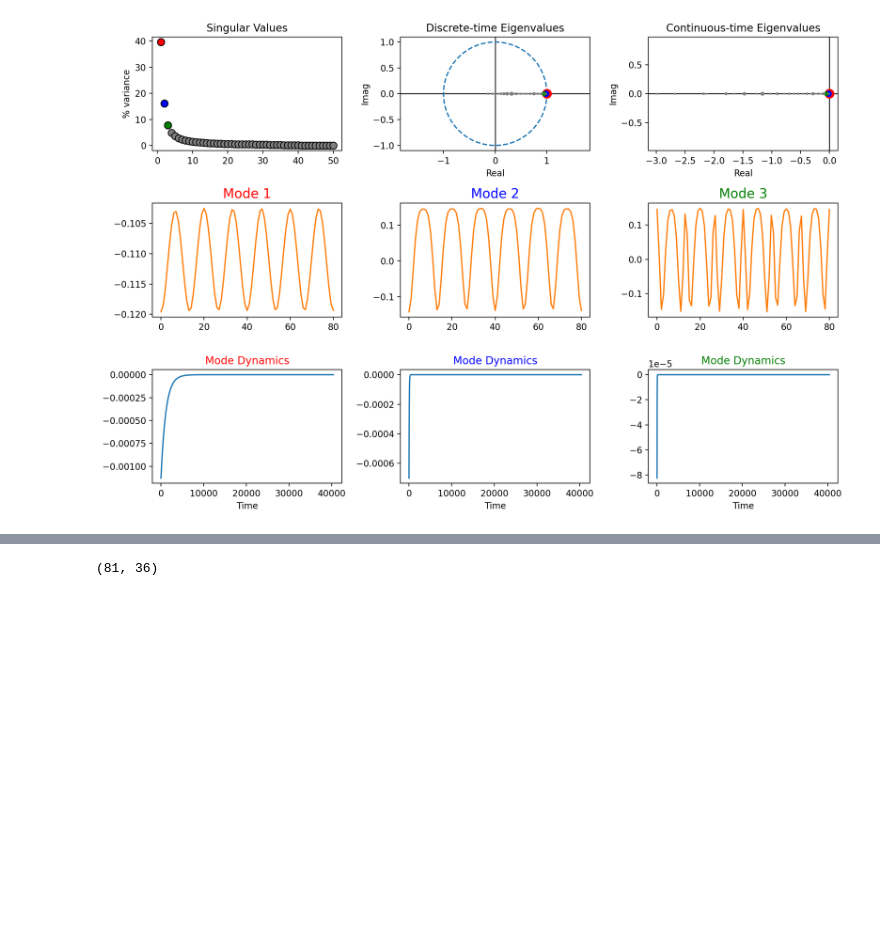
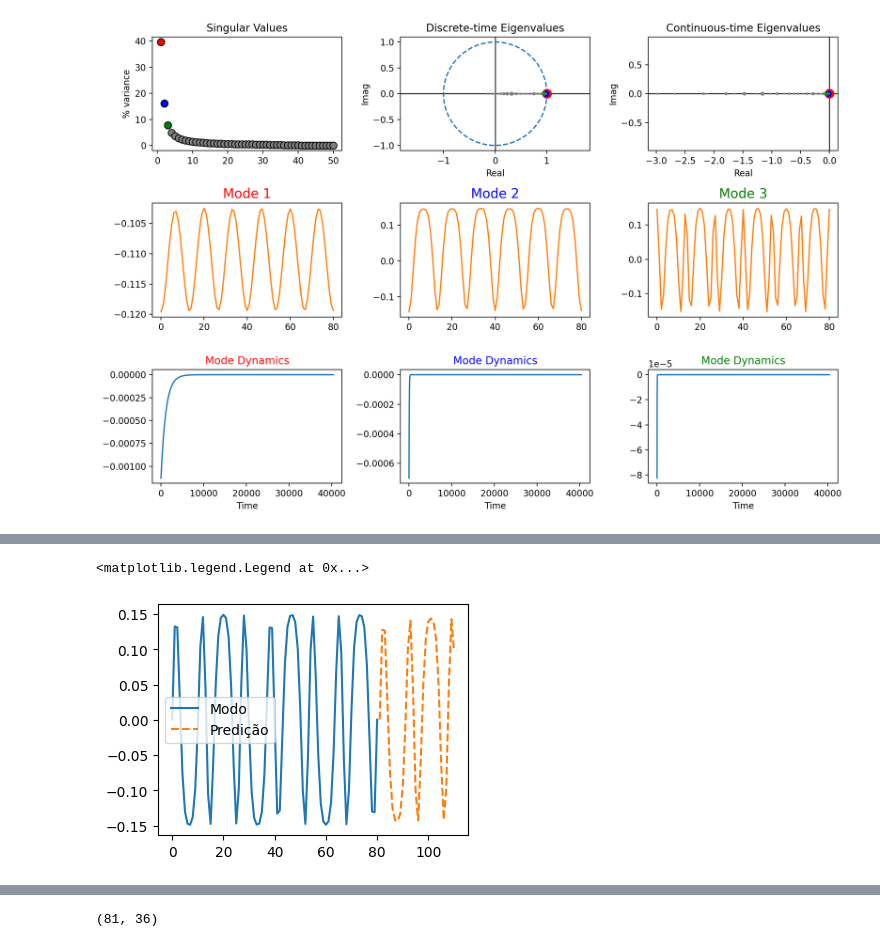
Before and after one commit to Salies/data-driven-des, a Jupyter notebook: bubble.ipynb, the cells around one changed output, grey strips where cells are left out. Cells and saved outputs as stored; diff of their text form; code cells hidden in the pictures; blank space fills up the shorter version.

```diff
--- a/bubble.ipynb
+++ b/bubble.ipynb
@@ -117,0 +135,18 @@ plot_summary(dmd)
+# %%
+# plot mode and prediction, concatenated
+# prediction should be shifted to the right and dashed
+plot_size = exp_mode.shape[0] + pred.shape[0]
+# remove last from exp_mode
+#exp_plot = exp_mode[:-1]
+#pred_plot = pred[1:]
+# create fake time
+# set figsize
+plt.figure(figsize=(4, 3))
+t_plot = np.arange(exp_mode.shape[0] + 30)
+plt.plot(t_plot[:81], exp_mode, label='Modo')
+plt.plot(t_plot[81:], pred[:30], '--', label='Predição')
+# legend bottom right
+plt.legend()
+# %% [output]
+<matplotlib.legend.Legend at 0x...>
+[figure, added]
```
Also changed, not shown: parts of 6 cells of this notebook.
